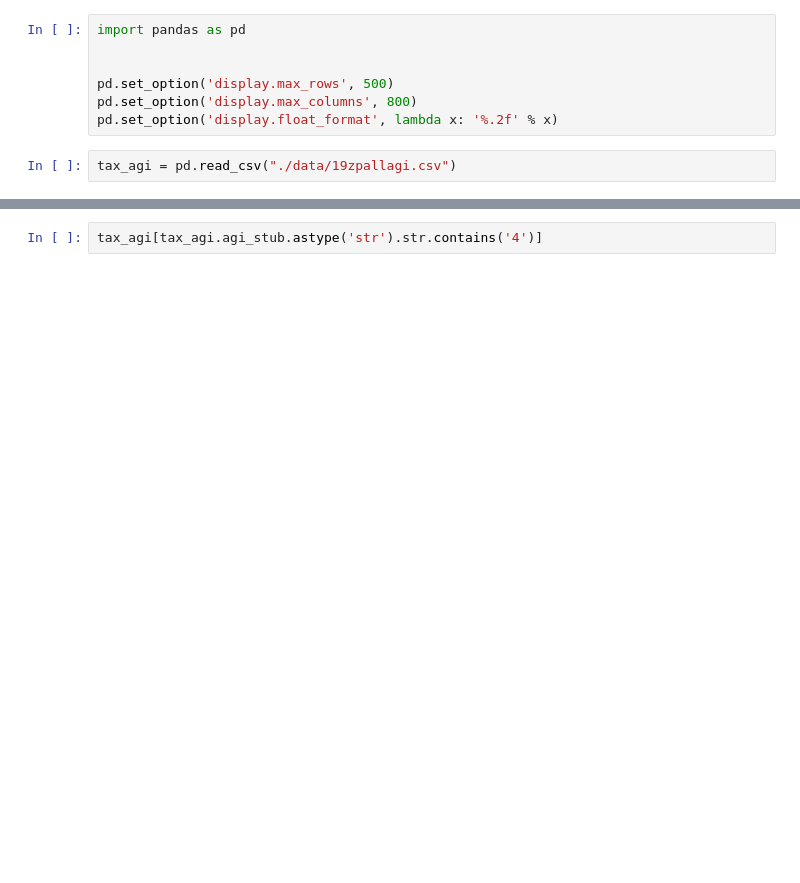
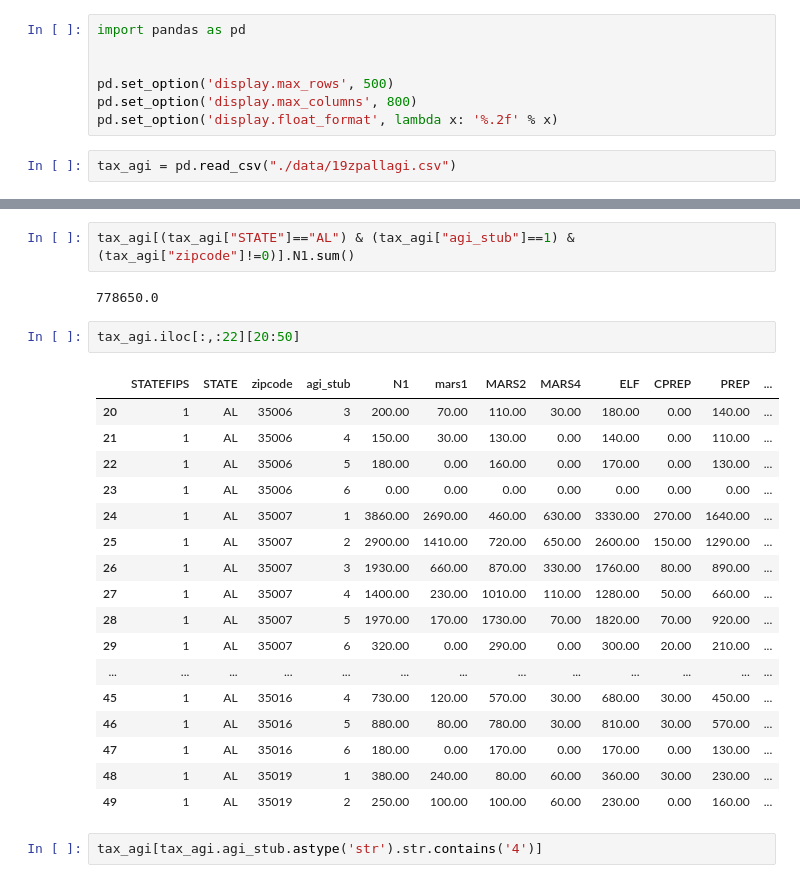
Before and after one commit to furkaneneseren/US-Tax-Analyze, a Jupyter notebook: tax_analyze.ipynb, the cells around one changed output, grey strips where cells are left out. Cells and saved outputs as stored; diff of their text form; blank space fills up the shorter version.

```diff
--- a/tax_analyze.ipynb
+++ b/tax_analyze.ipynb
@@ -33,3 +175,27 @@ tax_agi.head()
+# %%
+tax_agi[(tax_agi["STATE"]=="AL") & (tax_agi["agi_stub"]==1) & (tax_agi["zipcode"]!=0)].N1.sum()
+# %% [output]
+778650.0
+# %%
+tax_agi.iloc[:,:22][20:50]
+# %% [output]
+|  | STATEFIPS | STATE | zipcode | agi_stub | N1 | mars1 | MARS2 | MARS4 | ELF | CPREP | PREP | ... |
+| 20 | 1 | AL | 35006 | 3 | 200.00 | 70.00 | 110.00 | 30.00 | 180.00 | 0.00 | 140.00 | ... |
+| 21 | 1 | AL | 35006 | 4 | 150.00 | 30.00 | 130.00 | 0.00 | 140.00 | 0.00 | 110.00 | ... |
+| 22 | 1 | AL | 35006 | 5 | 180.00 | 0.00 | 160.00 | 0.00 | 170.00 | 0.00 | 130.00 | ... |
+| 23 | 1 | AL | 35006 | 6 | 0.00 | 0.00 | 0.00 | 0.00 | 0.00 | 0.00 | 0.00 | ... |
+| 24 | 1 | AL | 35007 | 1 | 3860.00 | 2690.00 | 460.00 | 630.00 | 3330.00 | 270.00 | 1640.00 | ... |
+| 25 | 1 | AL | 35007 | 2 | 2900.00 | 1410.00 | 720.00 | 650.00 | 2600.00 | 150.00 | 1290.00 | ... |
+| 26 | 1 | AL | 35007 | 3 | 1930.00 | 660.00 | 870.00 | 330.00 | 1760.00 | 80.00 | 890.00 | ... |
+| 27 | 1 | AL | 35007 | 4 | 1400.00 | 230.00 | 1010.00 | 110.00 | 1280.00 | 50.00 | 660.00 | ... |
+| 28 | 1 | AL | 35007 | 5 | 1970.00 | 170.00 | 1730.00 | 70.00 | 1820.00 | 70.00 | 920.00 | ... |
+| 29 | 1 | AL | 35007 | 6 | 320.00 | 0.00 | 290.00 | 0.00 | 300.00 | 20.00 | 210.00 | ... |
+| ... | ... | ... | ... | ... | ... | ... | ... | ... | ... | ... | ... | ... |
+| 45 | 1 | AL | 35016 | 4 | 730.00 | 120.00 | 570.00 | 30.00 | 680.00 | 30.00 | 450.00 | ... |
+| 46 | 1 | AL | 35016 | 5 | 880.00 | 80.00 | 780.00 | 30.00 | 810.00 | 30.00 | 570.00 | ... |
+| 47 | 1 | AL | 35016 | 6 | 180.00 | 0.00 | 170.00 | 0.00 | 170.00 | 0.00 | 130.00 | ... |
+| 48 | 1 | AL | 35019 | 1 | 380.00 | 240.00 | 80.00 | 60.00 | 360.00 | 30.00 | 230.00 | ... |
+| 49 | 1 | AL | 35019 | 2 | 250.00 | 100.00 | 100.00 | 60.00 | 230.00 | 0.00 | 160.00 | ... |
 # %%
 tax_agi[tax_agi.agi_stub.astype('str').str.contains('4')]
 # %% [output]
```
Also changed, not shown: parts of 13 cells of this notebook.
